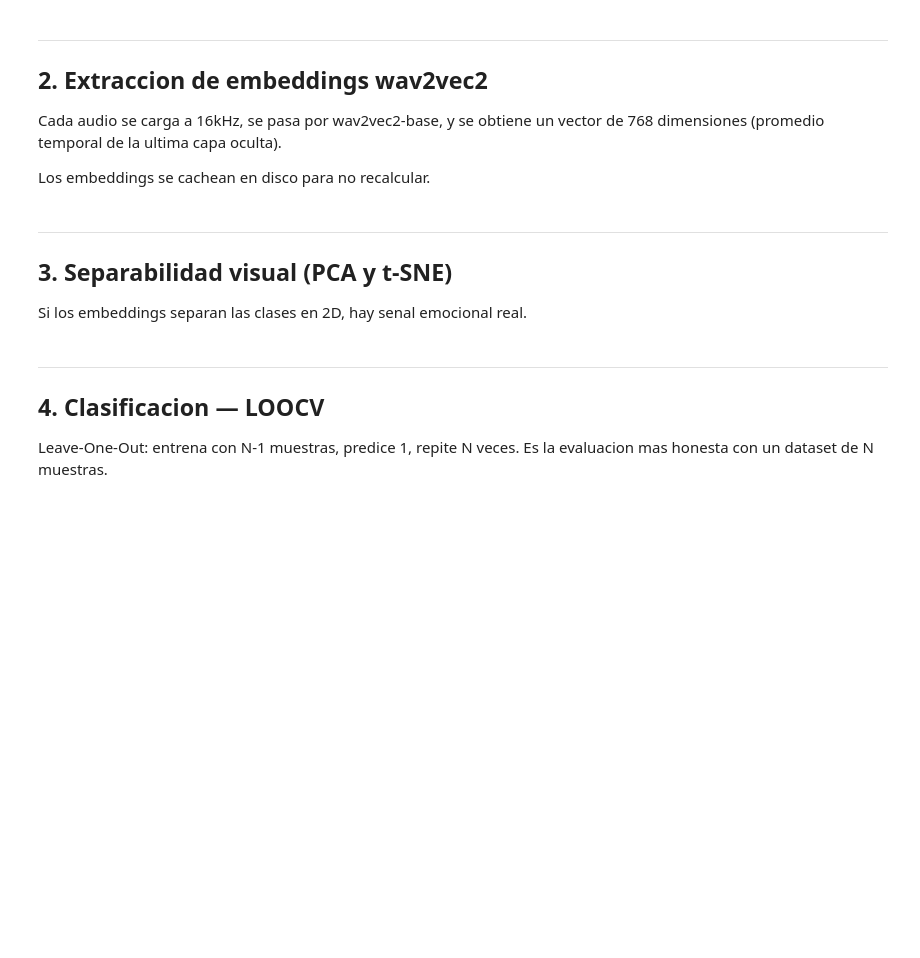
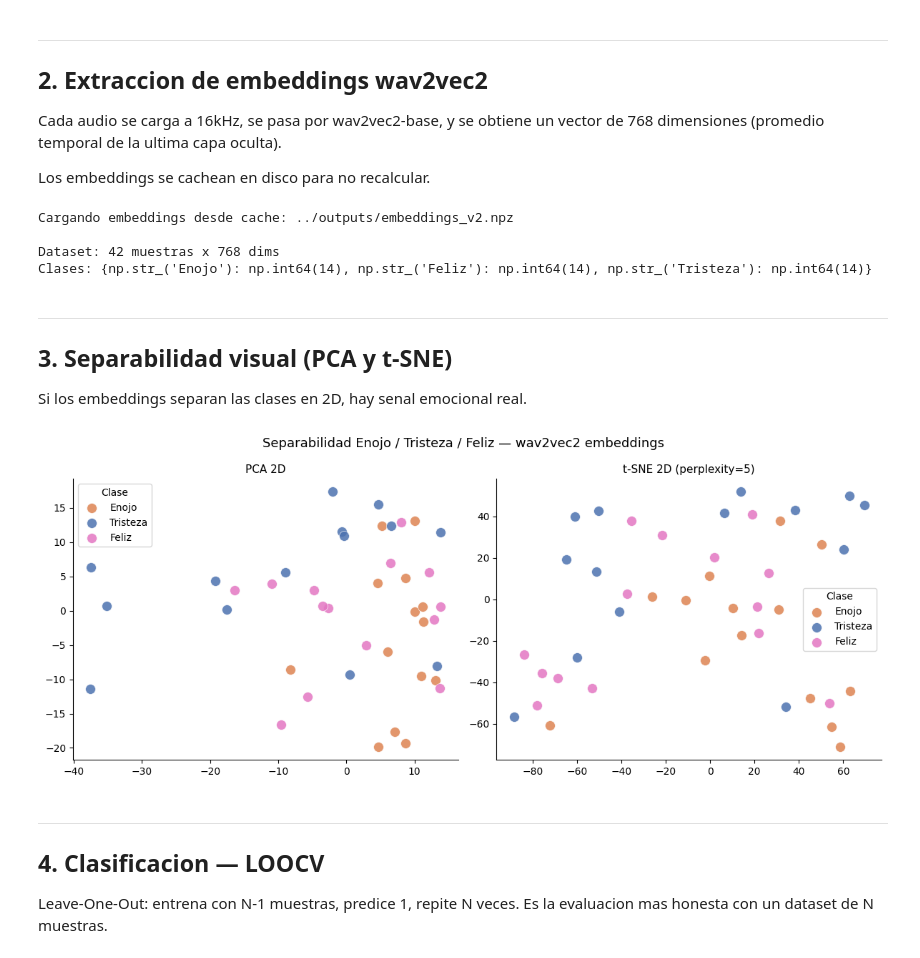
Before and after one commit to MichaelTaboada2003/audio-ml-classifier, a Jupyter notebook: notebooks/03_clasificador_v2_balanceado.ipynb, the cells around one changed output. Saved outputs shown, nothing was run; the diff lists cells and outputs as text; code cells hidden in the pictures; blank space fills up the shorter version.

Commit message:
refact: notebook 03 lee N_PER_CLASS de config y regenera figuras con N=14

```diff
--- a/notebooks/03_clasificador_v2_balanceado.ipynb
+++ b/notebooks/03_clasificador_v2_balanceado.ipynb
@@ -48,7 +48,10 @@ COLORES   = {'Enojo': '#DD8452', 'Tristeza': '#4C72B0', 'Feliz': '#E377C2'}
 SCORE_MAP = {'Enojo': 'score_enojo', 'Tristeza': 'score_tristeza', 'Feliz': 'score_feliz'}
 TARGET_SR = 16000
 DURATION  = 10.0
-N_PER_CLASS = 10
+# Lee N_PER_CLASS desde config.py para mantenerlo sincronizado con el resto del pipeline
+import sys
+sys.path.insert(0, os.path.abspath('..'))
+from config import N_PER_CLASS
 
 DEVICE = 'mps' if torch.backends.mps.is_available() else          'cuda' if torch.cuda.is_available() else 'cpu'
 print('Device:', DEVICE)
@@ -137,6 +152,11 @@ le = LabelEncoder()
 y_enc = le.fit_transform(y_labels)
 print('\nDataset: {} muestras x {} dims'.format(X.shape[0], X.shape[1]))
 print('Clases:', dict(zip(*np.unique(y_labels, return_counts=True))))
+# %% [output]
+Cargando embeddings desde cache: ../outputs/embeddings_v2.npz
+
+Dataset: 42 muestras x 768 dims
+Clases: {np.str_('Enojo'): np.int64(14), np.str_('Feliz'): np.int64(14), np.str_('Tristeza'): np.int64(14)}
 # %% [markdown]
 ---
 ## 3. Separabilidad visual (PCA y t-SNE)
@@ -145,27 +165,29 @@ Si los embeddings separan las clases en 2D, hay senal emocional real.
 # %%
 X_sc = StandardScaler().fit_transform(X)
 X_pca = PCA(n_components=2, random_state=42).fit_transform(X_sc)
 X_tsne = TSNE(n_components=2, perplexity=5, random_state=42,
               max_iter=1000, init='pca', learning_rate='auto').fit_transform(X_sc)
 
 fig, axes = plt.subplots(1, 2, figsize=(12, 5))
 for ax, datos, titulo in [
     (axes[0], X_pca, 'PCA 2D'),
     (axes[1], X_tsne, 't-SNE 2D (perplexity=5)'),
 ]:
     for clase, color in COLORES.items():
         mask = y_labels == clase
         ax.scatter(datos[mask, 0], datos[mask, 1], c=color, label=clase,
                    s=100, alpha=0.85, edgecolors='white', linewidths=0.5)
     ax.set_title(titulo, fontsize=11)
     ax.legend(title='Clase', fontsize=10)
     ax.spines[['top', 'right']].set_visible(False)
 
-fig.suptitle('Separabilidad Enojo vs Tristeza — wav2vec2 embeddings', fontsize=13)
+fig.suptitle('Separabilidad ' + ' / '.join(CLASES) + ' — wav2vec2 embeddings', fontsize=13)
 plt.tight_layout()
 plt.savefig(os.path.join('..', 'outputs', 'figuras', 'separabilidad_v2.png'),
             dpi=120, bbox_inches='tight')
 plt.show()
+# %% [output]
+[figure, added]
 # %% [markdown]
 ---
 ## 4. Clasificacion — LOOCV
```
Also changed, not shown: parts of 7 cells of this notebook, 3 other files.
